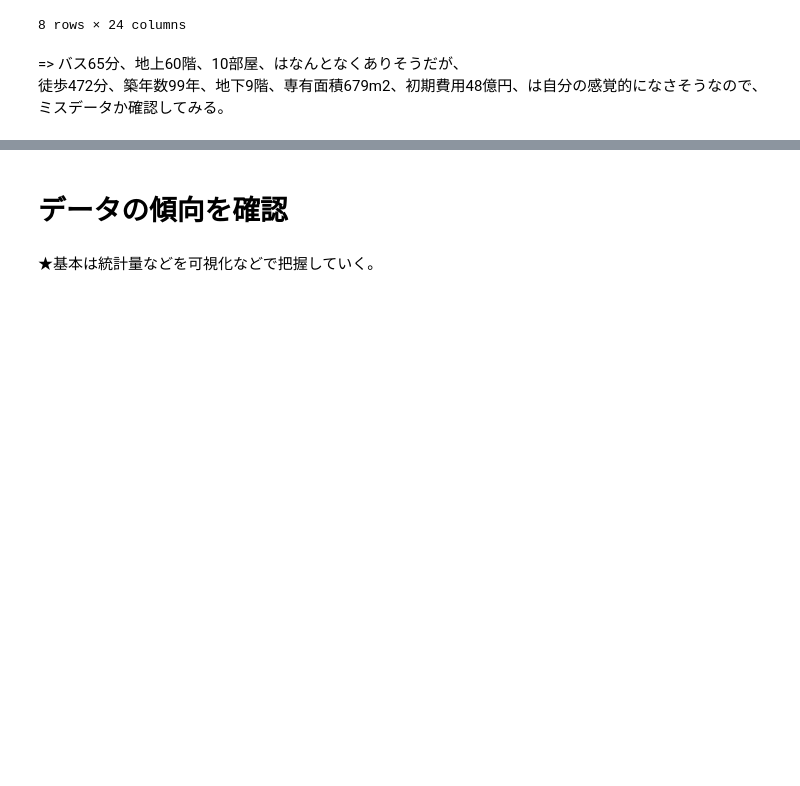
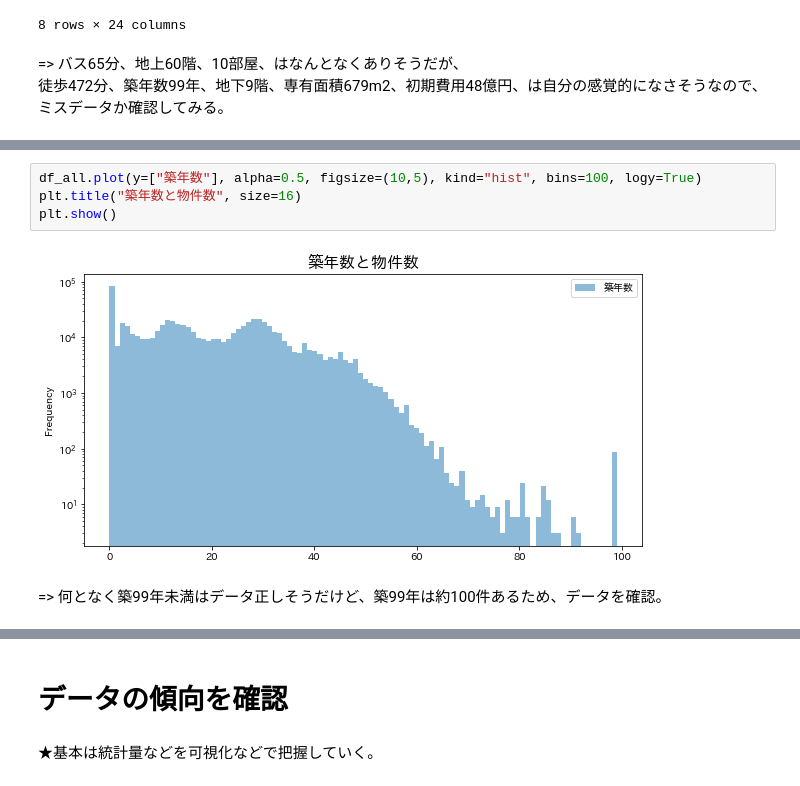
Before and after one commit to kimiaki/Bukken, a Jupyter notebook: code/analysis.ipynb, the cells around one changed output, grey strips where cells are left out. Saved outputs shown, nothing was run; the diff lists cells and outputs as text; blank space fills up the shorter version.

```diff
--- a/code/analysis.ipynb
+++ b/code/analysis.ipynb
@@ -102,0 +131,8 @@ df_all.describe()
+# %%
+df_all.plot(y=["築年数"], alpha=0.5, figsize=(10,5), kind="hist", bins=100, logy=True)
+plt.title("築年数と物件数", size=16)
+plt.show()
+# %% [output]
+[figure, added]
+# %% [markdown]
+=> 何となく築99年未満はデータ正しそうだけど、築99年は約100件あるため、データを確認。
```
Also changed, not shown: parts of 43 cells of this notebook, 9 other files.
